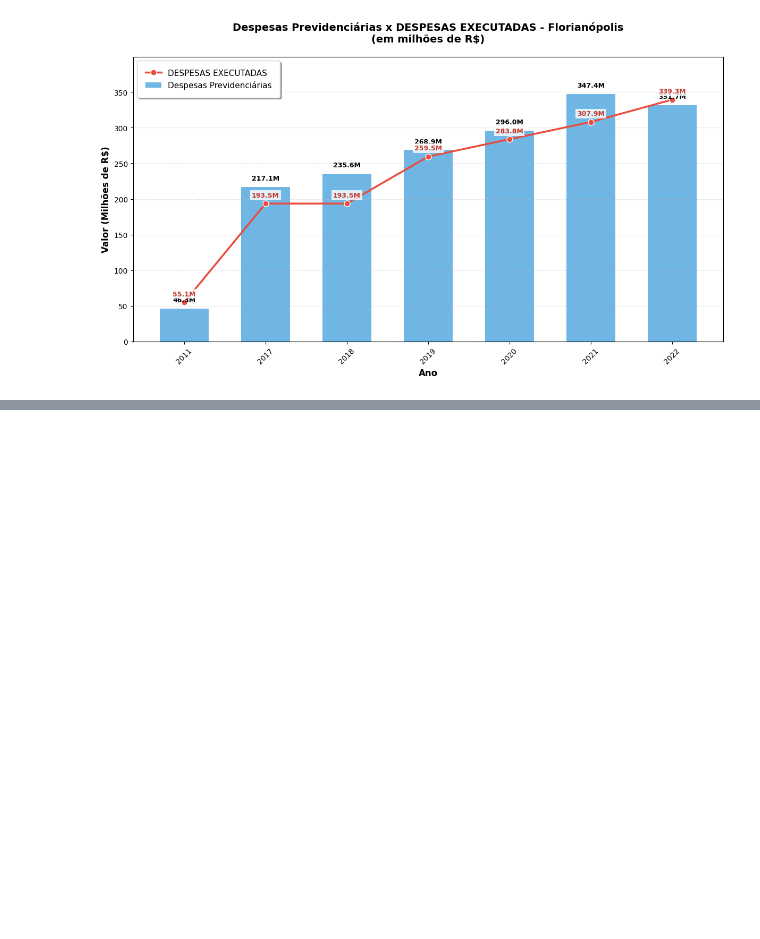
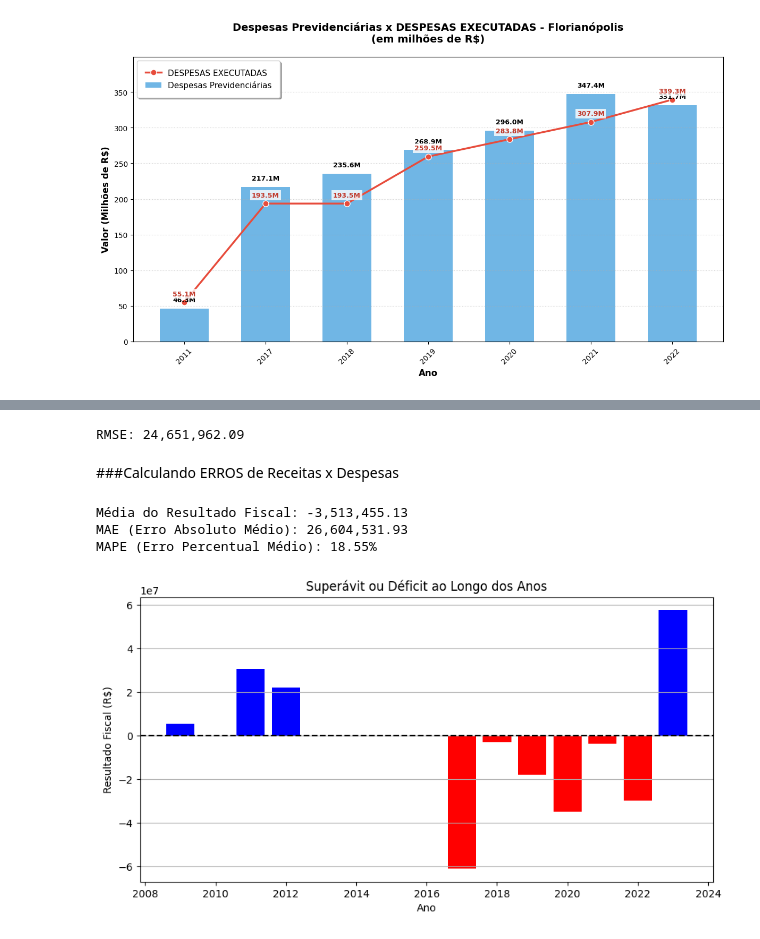
Before and after one commit to Gabriel-PC/UNINTER-Trabalho-Extensionista-II, a Jupyter notebook: Atividade_Extensionista_II.ipynb, the cells around one changed output, grey strips where cells are left out. Cells and saved outputs as stored; diff of their text form; code cells hidden in the pictures; blank space fills up the shorter version.

Commit message:
Adicionando gráficos e calculando erros

```diff
--- a/Atividade_Extensionista_II.ipynb
+++ b/Atividade_Extensionista_II.ipynb
@@ -727,0 +830,33 @@ plt.show()
+# %%
+rmse = np.sqrt((df_comparacao['Erro Absoluto (EA)']**2).mean())
+print(f"RMSE: {rmse:,.2f}")
+# %% [output]
+RMSE: 24,651,962.09
+# %% [markdown]
+###Calculando ERROS de Receitas x Despesas
+# %%
+df_RDPrevi['RESULTADO_FISCAL'] = df_RDPrevi['RECEITAS REALIZADAS'] - df_RDPrevi['DESPESAS EXECUTADAS']
+df_RDPrevi['ERRO_RESULTADO'] = df_RDPrevi['RESULTADO_FISCAL']  # Quanto acima ou abaixo de zero
+df_RDPrevi['ERRO_PERCENTUAL'] = (df_RDPrevi['ERRO_RESULTADO'] / df_RDPrevi['DESPESAS EXECUTADAS']) * 100
+# %%
+media_resultado = df_RDPrevi['RESULTADO_FISCAL'].mean()
+print(f"Média do Resultado Fiscal: {media_resultado:,.2f}")
+mae = np.mean(np.abs(df_RDPrevi['ERRO_RESULTADO']))
+print(f"MAE (Erro Absoluto Médio): {mae:,.2f}")
+mape = np.mean(np.abs(df_RDPrevi['ERRO_PERCENTUAL']))
+print(f"MAPE (Erro Percentual Médio): {mape:.2f}%")
+# %% [output]
+Média do Resultado Fiscal: -3,513,455.13
+MAE (Erro Absoluto Médio): 26,604,531.93
+MAPE (Erro Percentual Médio): 18.55%
+# %%
+plt.figure(figsize=(10, 5))
+plt.bar(df_RDPrevi['ANO'], df_RDPrevi['RESULTADO_FISCAL'], color=np.where(df_RDPrevi['RESULTADO_FISCAL'] >= 0, 'blue', 'red'))
+plt.axhline(0, color='black', linestyle='--')
+plt.xlabel('Ano')
+plt.ylabel('Resultado Fiscal (R$)')
+plt.title('Superávit ou Déficit ao Longo dos Anos')
+plt.grid(axis='y')
+plt.show()
+# %% [output]
+[figure, added]
```
Also changed, not shown: parts of 14 cells of this notebook.
